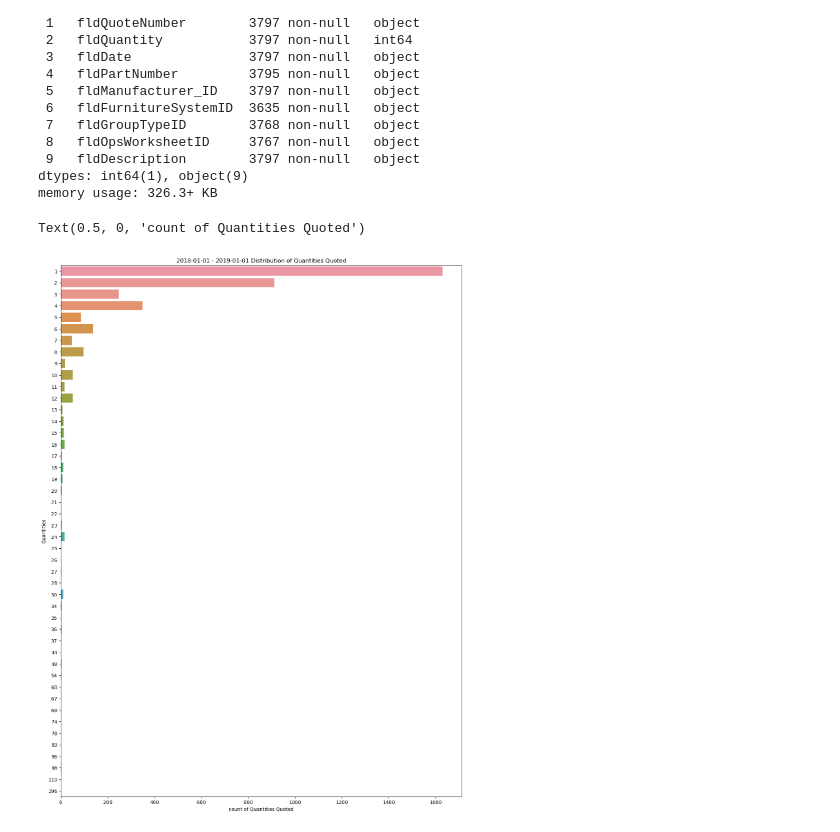
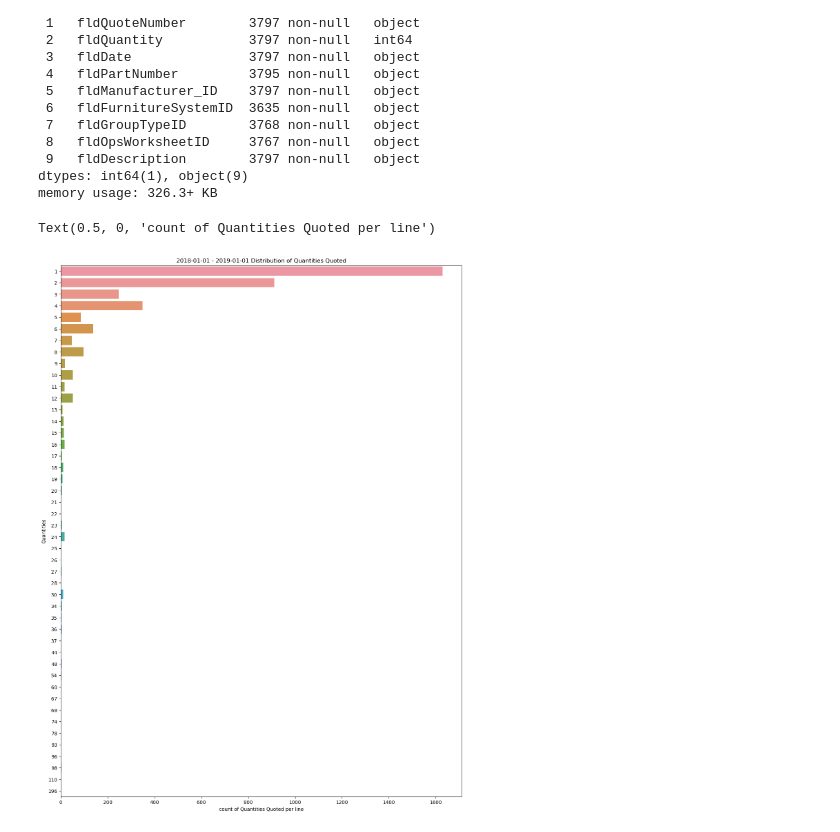
Before and after one commit to Alum-Truetime/OHMS_Data_Analysis, a Jupyter notebook: OHMS_Python/Capstone_Data_Analysis.ipynb, the cells around one changed output. Cells and saved outputs as stored; diff of their text form; code cells hidden in the pictures.

Commit message:
Adjusted Graph Labels

```diff
--- a/OHMS_Python/Capstone_Data_Analysis.ipynb
+++ b/OHMS_Python/Capstone_Data_Analysis.ipynb
@@ -127,11 +127,11 @@ memory usage: 326.3+ KB
 # %%
 df_Filt = df2.filter(items=['fldManufacturer_ID', 'fldQuantity'])
 plt.figure(figsize = (15,20))
 sns.countplot(data=df_Filt, y= 'fldQuantity')
 plt.title(f'{StartDate} - {EndDate} Distribution of Quantities Quoted')
 plt.ylabel('Quantities')
-plt.xlabel('count of Quantities Quoted')
+plt.xlabel('count of Quantities Quoted per line')
 # %% [output]
-Text(0.5, 0, 'count of Quantities Quoted')
+Text(0.5, 0, 'count of Quantities Quoted per line')
-[figure, old version]
+[figure, new version]
 # %%
```
Also changed, not shown: parts of 2 cells of this notebook, 5 other files.
